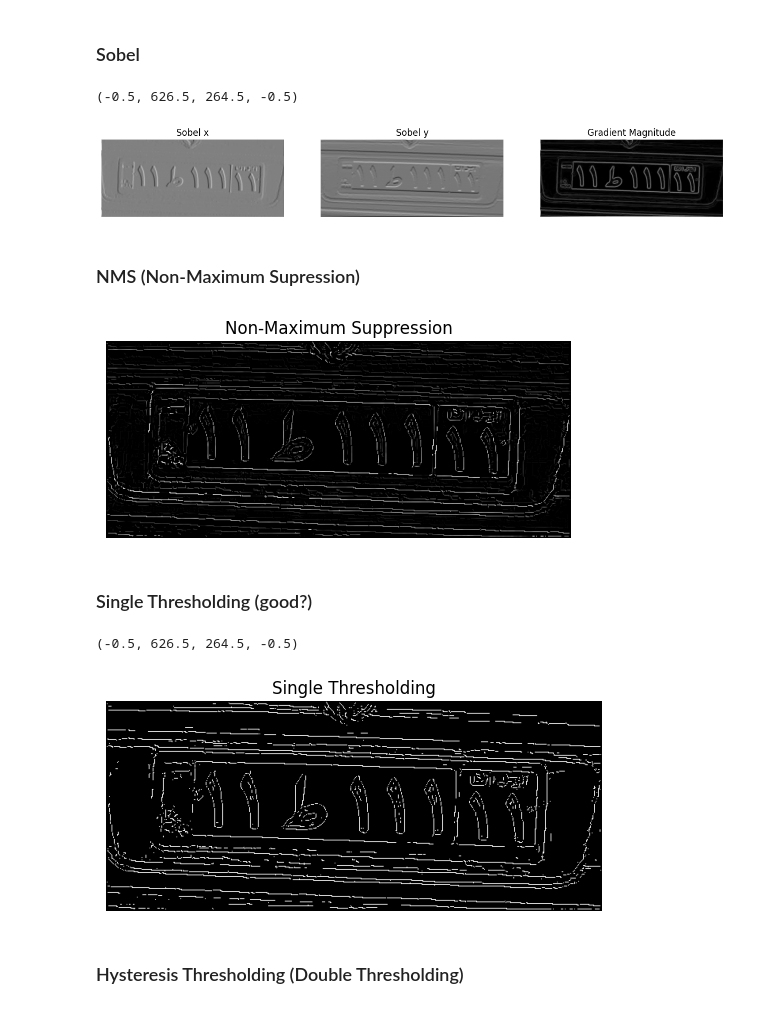
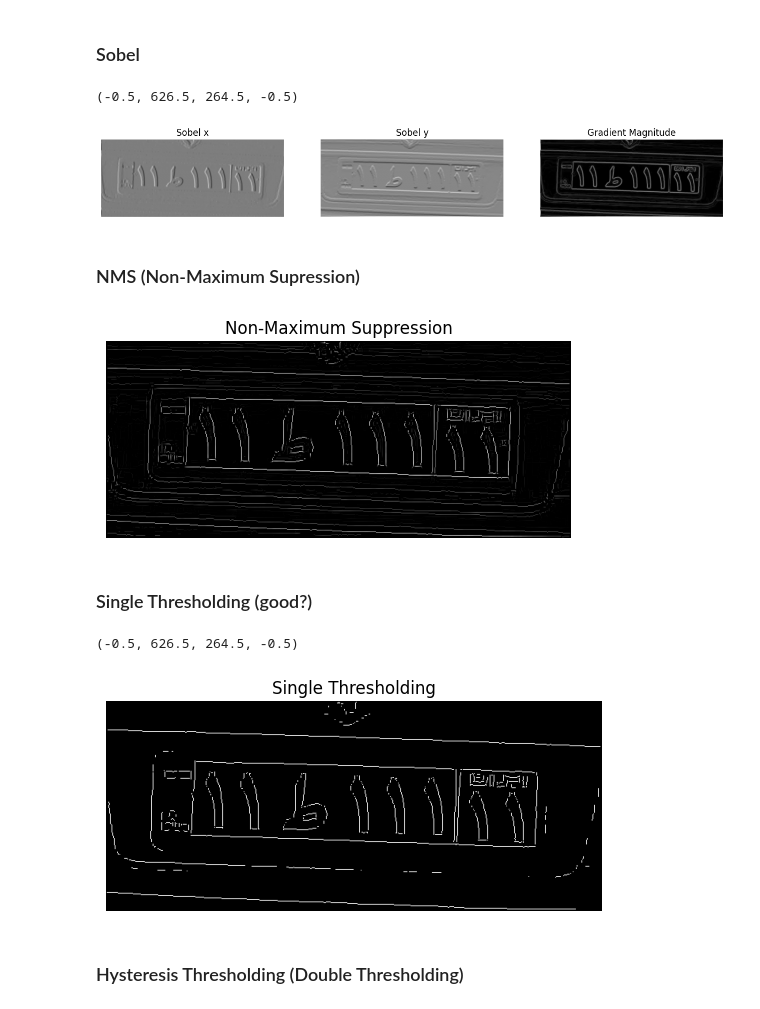
Before and after one commit to Mhrshd-fllh/CV4032, a Jupyter notebook: HW2/Practical/Practical 3/Canny.ipynb, the cells around one changed output. Cells and saved outputs as stored; diff of their text form; code cells hidden in the pictures.

```diff
--- a/HW2/Practical/Practical 3/Canny.ipynb
+++ b/HW2/Practical/Practical 3/Canny.ipynb
@@ -70,8 +70,10 @@ plt.show()
 # %%
 def sobel_gradients(image):
 
-    horizontal = np.array([-1, 0, 1, -2, 0, 2, -1, 0, 1]).reshape(3, 3)
-    vertical = np.array([-1, -2, -1, 0, 0, 0, 1, 2, 1]).reshape(3, 3)
+    horizontal = np.array([1, 0, -1, 2, 0, -2, 1, 0, -1]).reshape(3, 3)
+    # print(horizontal)
+    vertical = np.array([1, 2, 1, 0, 0, 0, -1, -2, -1]).reshape(3, 3)
+    # print(vertical)
 
     sobel_x = convolve(image, horizontal)
     sobel_y = convolve(image, vertical)
@@ -101,7 +103,7 @@ plt.title("Gradient Magnitude")
 plt.axis('off')
 # %% [output]
 (-0.5, 626.5, 264.5, -0.5)
-[figure, old version]
+[figure, new version]
 # %% [markdown]
 ### NMS (Non-Maximum Supression)
 # %%
@@ -109,39 +111,46 @@ def non_maximum_suppression(magnitude, direction):
 
     rows, cols = magnitude.shape
     suppressed = np.zeros((rows, cols), dtype=np.float32)
-    direction = np.rad2deg(direction + 180) % 180
+    direction = np.rad2deg(direction)
+    direction[direction < 0] += 180
+    direction = direction % 180
     for i in range(1, rows -1):
         for j in range(1, cols - 1):
-
+            q = 0
+            r = 0
             if (0 <= direction[i, j] < 22.5) or (157.5 <= direction[i, j] < 180): # 0 Area
                 q = magnitude[i, j + 1]
                 r = magnitude[i, j - 1]
             elif 22.5 <= direction[i, j] < 67.5: # 1 Area
-                q = magnitude[i + 1, j + 1]
-                r = magnitude[i - 1, j - 1]
+                q = magnitude[i + 1, j - 1]
+                r = magnitude[i - 1, j + 1]
             elif 67.5 <= direction[i, j] < 112.5: # 2 Area
                 q = magnitude[i - 1, j]
                 r = magnitude[i + 1, j]
             elif 112.5 <= direction[i, j] < 157.5:  # 3 Area
-                q = magnitude[i - 1, j + 1]
-                r = magnitude[i + 1, j - 1]
+                q = magnitude[i - 1, j - 1]
+                r = magnitude[i + 1, j + 1]
 
             if magnitude[i, j] >= q and magnitude[i, j] >= r:
-                suppressed[i, j] = magnitude[i, j + 1]
+                # print(q == 0)
+                # print(r == 0)
+                suppressed[i, j] = magnitude[i, j]
+            else:
+                # print(i, j , magnitude[i, j], r, q)
+                suppressed[i, j] = 0
 
 
 
-    return suppressed.astype(np.uint8)
+    return suppressed
 # %%
 nms_img = non_maximum_suppression(magnitude, direction)
-
 plt.figure(figsize=(6,6))
 plt.imshow(nms_img, cmap='gray')
 plt.title("Non-Maximum Suppression")
 plt.axis('off')
 plt.show()
 # %% [output]
-[figure, old version]
+[figure, new version]
 # %% [markdown]
 ### Single Thresholding (good?)
 # %%
@@ -151,15 +160,15 @@ def simple_thresholding(image, threshold_value):
     thresholded_image[image > threshold_value] = 255
     return thresholded_image
 # %%
-threshold_value = 60
+threshold_value = 200
 thresholded_img = simple_thresholding(nms_img, threshold_value)
 
 plt.imshow(thresholded_img, cmap='gray')
 plt.title("Single Thresholding")
 plt.axis('off')
 # %% [output]
 (-0.5, 626.5, 264.5, -0.5)
-[figure, old version]
+[figure, new version]
 # %% [markdown]
 ### Hysteresis Thresholding (Double Thresholding)
 # %%
```
Also changed, not shown: parts of 1 cell of this notebook, 2 other files.
